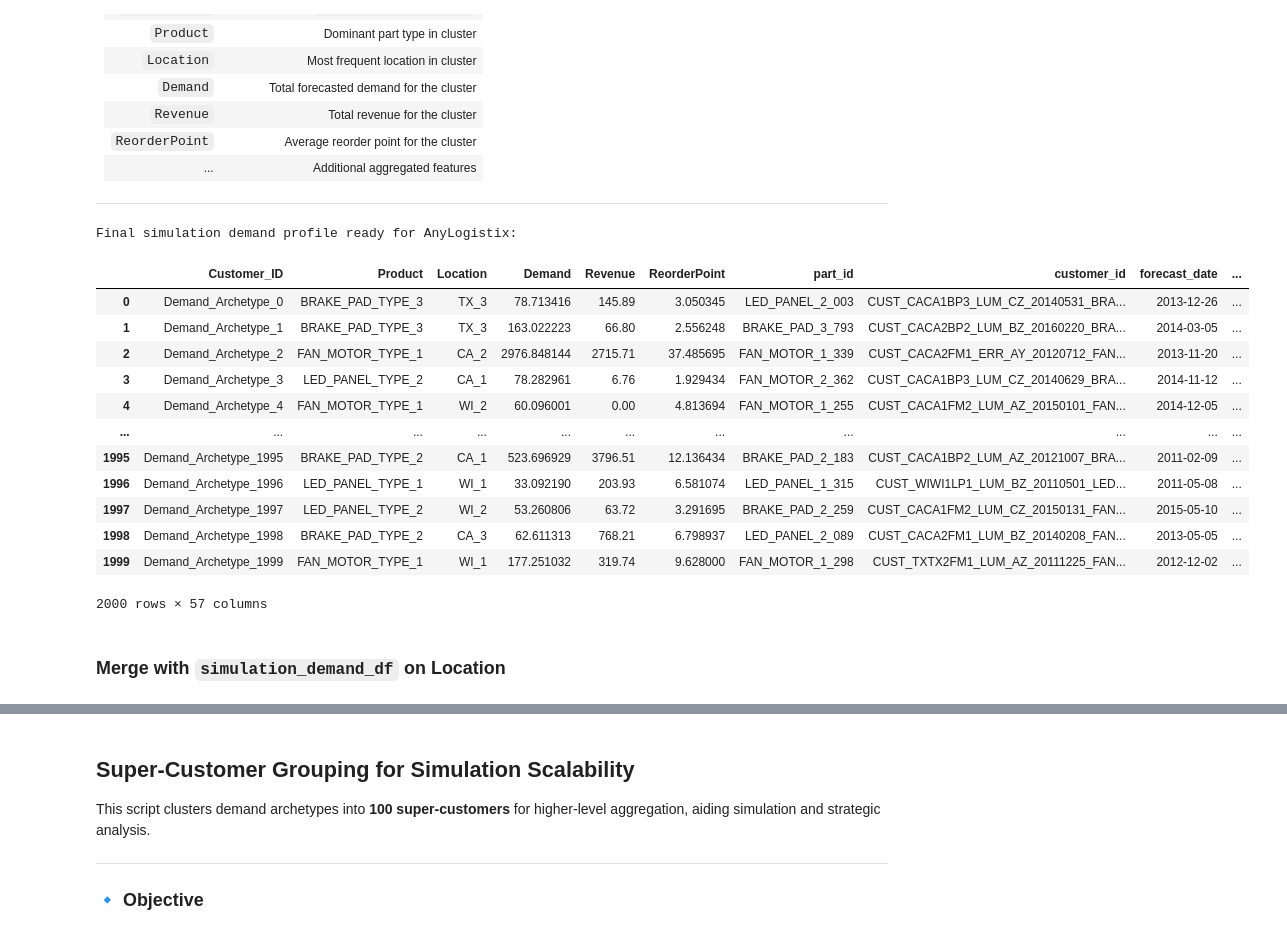
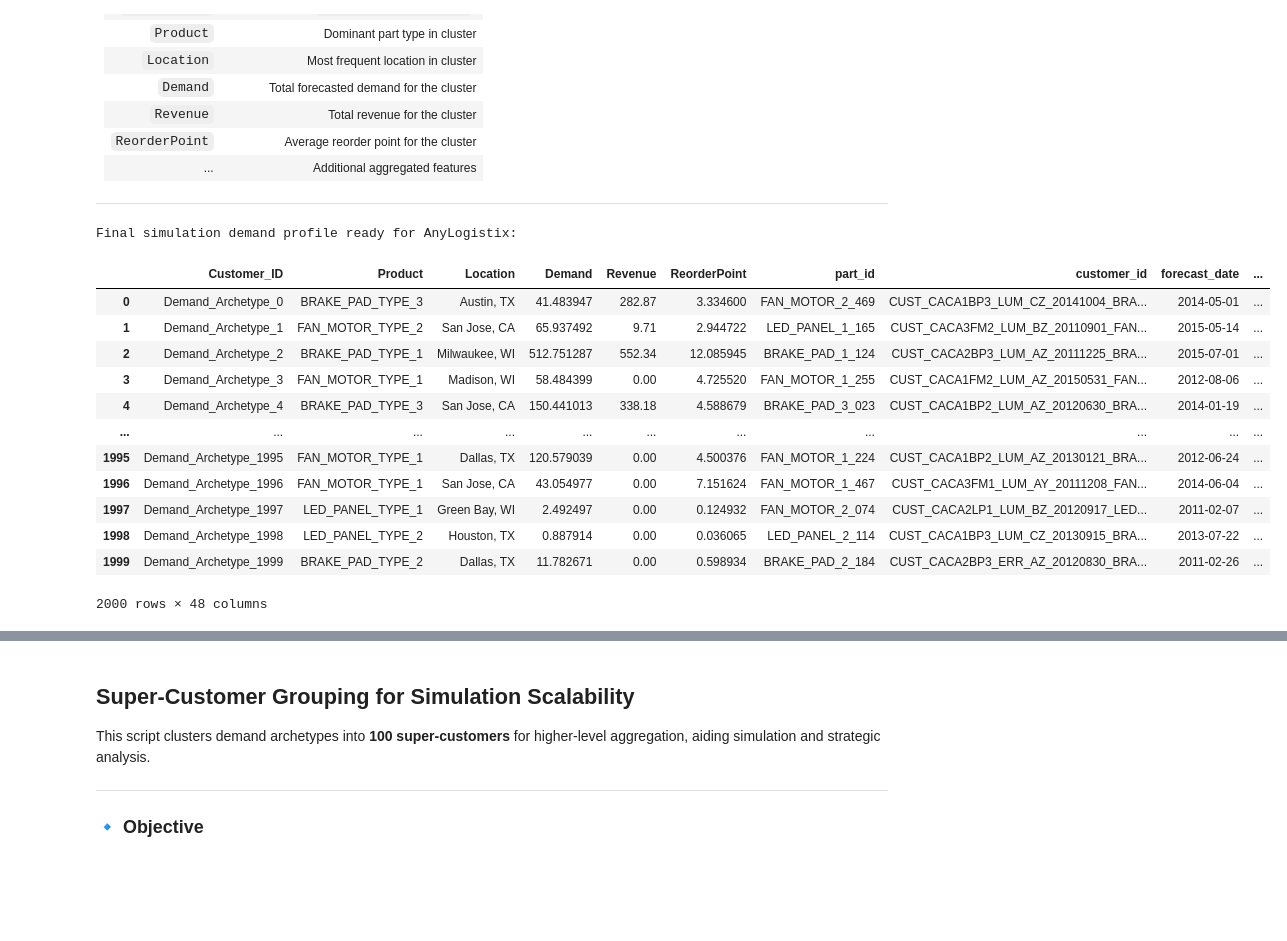
Before and after one commit to vivasvana1/SparePartsInventory, a Jupyter notebook: notebooks/06_anylogistix_simuation_tables.ipynb, the cells around one changed output, grey strips where cells are left out. Cells and saved outputs as stored; diff of their text form; code cells hidden in the pictures; blank space fills up the shorter version.

```diff
--- a/notebooks/06_anylogistix_simuation_tables.ipynb
+++ b/notebooks/06_anylogistix_simuation_tables.ipynb
@@ -194,8 +212,7 @@ df = forecast_df.copy()
 numerical_features = [
     'forecasted_demand', 'unit_cost', 'revenue',
     'lead_time_mean', 'lead_time_std_dev', 'cv_demand',
-    'eoq_units', 'safety_stock_units', 'reorder_point_units'  # Added here
-]
+     'safety_stock_units', 'reorder_point_units']
 
 categorical_features = [
     'demand_pattern', 'ABC_Class', 'XYZ_Class', 'volatility_class'
@@ -278,6 +295,8 @@ To convert 439k+ SKU-level rows into **2000 representative demand archetypes**,
 | ...              | Additional aggregated features             |
 
 ---
+# %%
+pd.set_option('display.max_columns',None)
 # %%
 import pandas as pd
 
@@ -305,7 +324,7 @@ agg_dict = {
     'cluster_id': 'first',
     'part_id': mode_agg,
     'part_type': mode_agg,
-    'location_id': mode_agg,
+    'City': mode_agg,
     'customer_id': mode_agg,
     'forecast_date': mode_agg
 }
@@ -317,53 +336,60 @@ agg_dict.update({col: mode_agg for col in categorical_cols})
 agg_dict.update({
     'forecasted_demand': 'sum',
     'revenue': 'sum',
-    'unit_cost': 'sum'
+    'unit_cost': 'mean'
 })
-
+agg_dict.update({
+    'Latitude': 'first',
+    'Longitude': 'first'
+})
 # Mean aggregation for rest of numerical columns
 agg_dict.update({
     col: 'mean' for col in numerical_cols if col not in ['forecasted_demand', 'revenue', 'unit_cost']
 })
 
 # Final grouped summary
 simulation_demand_df = df.groupby('cluster_id').agg(agg_dict).reset_index(drop=True)
 
 # Rename columns for AnyLogistix compatibility
 simulation_demand_df.rename(columns={
     'cluster_id': 'Customer_ID',
     'part_type': 'Product',
-    'location_id': 'Location',
+    'City': 'Location',
     'forecasted_demand': 'Demand',
     'revenue': 'Revenue',
     'reorder_point_units': 'ReorderPoint'
 }, inplace=True)
 
 # Format Customer_ID as simulation-friendly string
 simulation_demand_df['Customer_ID'] = simulation_demand_df['Customer_ID'].apply(
     lambda x: f"Demand_Archetype_{x}"
 )
 
 # Reorder key columns
 priority_cols = ['Customer_ID', 'Product', 'Location', 'Demand', 'Revenue', 'ReorderPoint']
 remaining_cols = [col for col in simulation_demand_df.columns if col not in priority_cols]
 simulation_demand_df = simulation_demand_df[priority_cols + remaining_cols]
-
+simulation_demand_df .drop(columns=['Latitude','Longitude'],inplace=True)
 print("\nFinal simulation demand profile ready for AnyLogistix:")
+simulation_demand_df['City']=simulation_demand_df['Location']
+simulation_demand_df=simulation_demand_df.merge(location_coordinates,on="City",how="inner")
+del simulation_demand_df['City']
+del simulation_demand_df['Location_y']
+simulation_demand_df.rename(columns={
+    'Location_x': 'Location'}, inplace=True)
 simulation_demand_df
 # %% [output]
 Final simulation demand profile ready for AnyLogistix:
 |  | Customer_ID | Product | Location | Demand | Revenue | ReorderPoint | part_id | customer_id | forecast_date | ... |
-| 0 | Demand_Archetype_0 | BRAKE_PAD_TYPE_3 | TX_3 | 78.713416 | 145.89 | 3.050345 | LED_PANEL_2_003 | CUST_CACA1BP3_LUM_CZ_20140531_BRA... | 2013-12-26 | ... |
-| 1 | Demand_Archetype_1 | BRAKE_PAD_TYPE_3 | TX_3 | 163.022223 | 66.80 | 2.556248 | BRAKE_PAD_3_793 | CUST_CACA2BP2_LUM_BZ_20160220_BRA... | 2014-03-05 | ... |
-| 2 | Demand_Archetype_2 | FAN_MOTOR_TYPE_1 | CA_2 | 2976.848144 | 2715.71 | 37.485695 | FAN_MOTOR_1_339 | CUST_CACA2FM1_ERR_AY_20120712_FAN... | 2013-11-20 | ... |
-| 3 | Demand_Archetype_3 | LED_PANEL_TYPE_2 | CA_1 | 78.282961 | 6.76 | 1.929434 | FAN_MOTOR_2_362 | CUST_CACA1BP3_LUM_CZ_20140629_BRA... | 2014-11-12 | ... |
-| 4 | Demand_Archetype_4 | FAN_MOTOR_TYPE_1 | WI_2 | 60.096001 | 0.00 | 4.813694 | FAN_MOTOR_1_255 | CUST_CACA1FM2_LUM_AZ_20150101_FAN... | 2014-12-05 | ... |
+| 0 | Demand_Archetype_0 | BRAKE_PAD_TYPE_3 | Austin, TX | 41.483947 | 282.87 | 3.334600 | FAN_MOTOR_2_469 | CUST_CACA1BP3_LUM_CZ_20141004_BRA... | 2014-05-01 | ... |
+| 1 | Demand_Archetype_1 | FAN_MOTOR_TYPE_2 | San Jose, CA | 65.937492 | 9.71 | 2.944722 | LED_PANEL_1_165 | CUST_CACA3FM2_LUM_BZ_20110901_FAN... | 2015-05-14 | ... |
+| 2 | Demand_Archetype_2 | BRAKE_PAD_TYPE_1 | Milwaukee, WI | 512.751287 | 552.34 | 12.085945 | BRAKE_PAD_1_124 | CUST_CACA2BP3_LUM_AZ_20111225_BRA... | 2015-07-01 | ... |
+| 3 | Demand_Archetype_3 | FAN_MOTOR_TYPE_1 | Madison, WI | 58.484399 | 0.00 | 4.725520 | FAN_MOTOR_1_255 | CUST_CACA1FM2_LUM_AZ_20150531_FAN... | 2012-08-06 | ... |
+| 4 | Demand_Archetype_4 | BRAKE_PAD_TYPE_3 | San Jose, CA | 150.441013 | 338.18 | 4.588679 | BRAKE_PAD_3_023 | CUST_CACA1BP2_LUM_AZ_20120630_BRA... | 2014-01-19 | ... |
 | ... | ... | ... | ... | ... | ... | ... | ... | ... | ... | ... |
-| 1995 | Demand_Archetype_1995 | BRAKE_PAD_TYPE_2 | CA_1 | 523.696929 | 3796.51 | 12.136434 | BRAKE_PAD_2_183 | CUST_CACA1BP2_LUM_AZ_20121007_BRA... | 2011-02-09 | ... |
-| 1996 | Demand_Archetype_1996 | LED_PANEL_TYPE_1 | WI_1 | 33.092190 | 203.93 | 6.581074 | LED_PANEL_1_315 | CUST_WIWI1LP1_LUM_BZ_20110501_LED... | 2011-05-08 | ... |
-| 1997 | Demand_Archetype_1997 | LED_PANEL_TYPE_2 | WI_2 | 53.260806 | 63.72 | 3.291695 | BRAKE_PAD_2_259 | CUST_CACA1FM2_LUM_CZ_20150131_FAN... | 2015-05-10 | ... |
-| 1998 | Demand_Archetype_1998 | BRAKE_PAD_TYPE_2 | CA_3 | 62.611313 | 768.21 | 6.798937 | LED_PANEL_2_089 | CUST_CACA2FM1_LUM_BZ_20140208_FAN... | 2013-05-05 | ... |
-| 1999 | Demand_Archetype_1999 | FAN_MOTOR_TYPE_1 | WI_1 | 177.251032 | 319.74 | 9.628000 | FAN_MOTOR_1_298 | CUST_TXTX2FM1_LUM_AZ_20111225_FAN... | 2012-12-02 | ... |
+| 1995 | Demand_Archetype_1995 | FAN_MOTOR_TYPE_1 | Dallas, TX | 120.579039 | 0.00 | 4.500376 | FAN_MOTOR_1_224 | CUST_CACA1BP2_LUM_AZ_20130121_BRA... | 2012-06-24 | ... |
+| 1996 | Demand_Archetype_1996 | FAN_MOTOR_TYPE_1 | San Jose, CA | 43.054977 | 0.00 | 7.151624 | FAN_MOTOR_1_467 | CUST_CACA3FM1_LUM_AY_20111208_FAN... | 2014-06-04 | ... |
+| 1997 | Demand_Archetype_1997 | LED_PANEL_TYPE_1 | Green Bay, WI | 2.492497 | 0.00 | 0.124932 | FAN_MOTOR_2_074 | CUST_CACA2LP1_LUM_BZ_20120917_LED... | 2011-02-07 | ... |
+| 1998 | Demand_Archetype_1998 | LED_PANEL_TYPE_2 | Houston, TX | 0.887914 | 0.00 | 0.036065 | LED_PANEL_2_114 | CUST_CACA1BP3_LUM_CZ_20130915_BRA... | 2013-07-22 | ... |
+| 1999 | Demand_Archetype_1999 | BRAKE_PAD_TYPE_2 | Dallas, TX | 11.782671 | 0.00 | 0.598934 | BRAKE_PAD_2_184 | CUST_CACA2BP3_ERR_AZ_20120830_BRA... | 2011-02-26 | ... |
-2000 rows × 57 columns
+2000 rows × 48 columns
-# %% [markdown]
-### Merge with `simulation_demand_df` on Location
```
Also changed, not shown: parts of 26 cells of this notebook, 5 other files.
